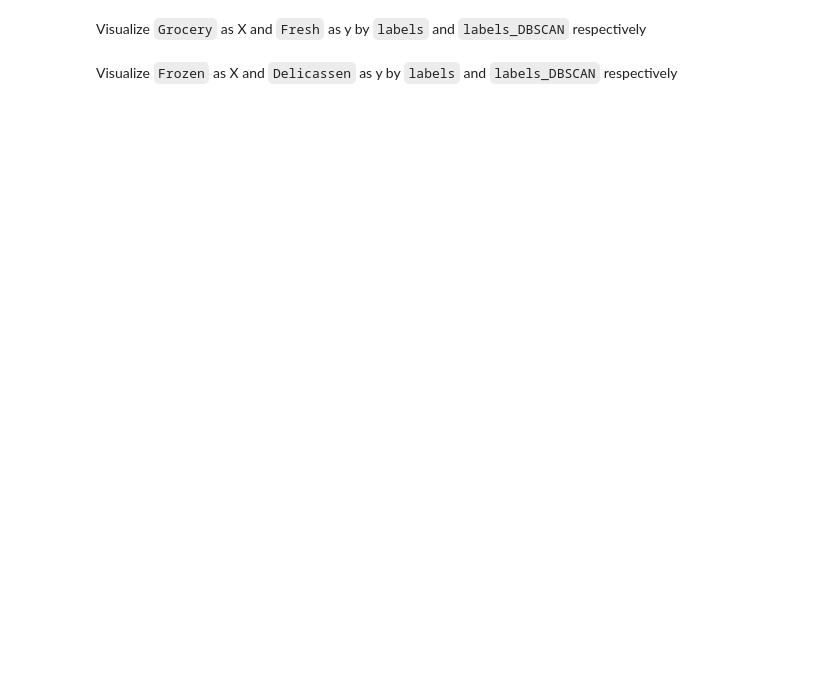
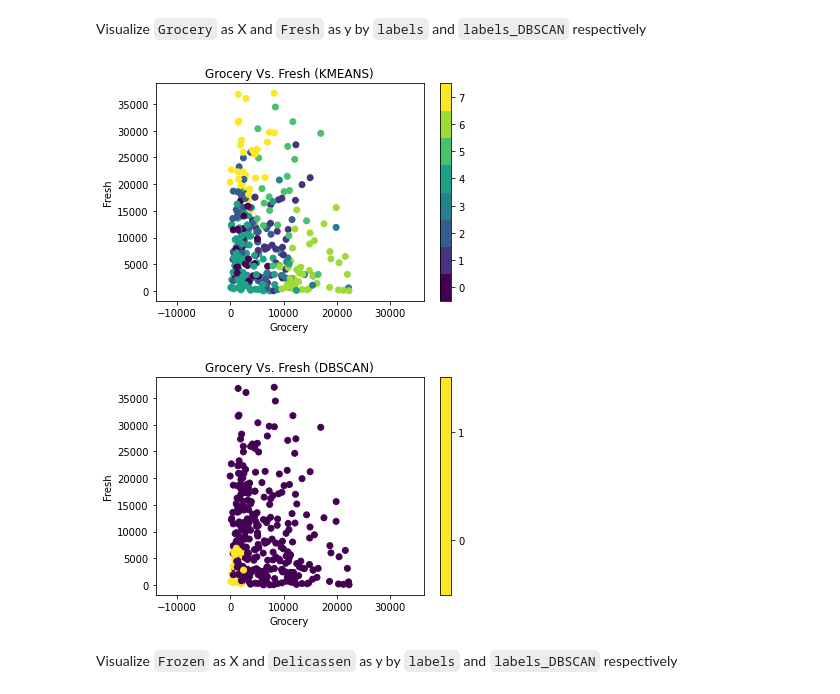
Before and after one commit to herreradelduque/dataptmad1019, a Jupyter notebook: module-3/lab-unsupervised-learning/your-code/main.ipynb, the cells around one changed output. Drawn from its saved outputs; the diff is of its cells as text; code cells hidden in the pictures; blank space fills up the shorter version.

```diff
--- a/module-3/lab-unsupervised-learning/your-code/main.ipynb
+++ b/module-3/lab-unsupervised-learning/your-code/main.ipynb
@@ -103,2 +276,21 @@ Visualize `Grocery` as X and `Fresh` as y by `labels` and `labels_DBSCAN` respec
+# %%
+# Your code here:
+plt.scatter(customers['Grocery'], customers['Fresh'], c=labels)
+plt.gca().set_aspect('equal', 'datalim')
+plt.xlabel('Grocery')
+plt.ylabel('Fresh')
+plt.colorbar(boundaries=np.arange(len(np.unique(labels))+1)-0.5).set_ticks(np.arange(len(np.unique(labels))))
+plt.title('Grocery Vs. Fresh (KMEANS)')
+plt.show()
+plt.scatter(customers['Grocery'], customers['Fresh'], c=labels_DBSCAN)
+plt.gca().set_aspect('equal', 'datalim')
+plt.xlabel('Grocery')
+plt.ylabel('Fresh')
+plt.colorbar(boundaries=np.arange(len(np.unique(labels_DBSCAN))+1)-0.5).set_ticks(np.arange(len(np.unique(labels_DBSCAN))))
+plt.title('Grocery Vs. Fresh (DBSCAN)')
+plt.show()
+# %% [output]
+[figure, added]
+[figure, added]
 # %% [markdown]
 Visualize `Frozen` as X and `Delicassen` as y by `labels` and `labels_DBSCAN` respectively
```
Also changed, not shown: parts of 40 cells of this notebook.
